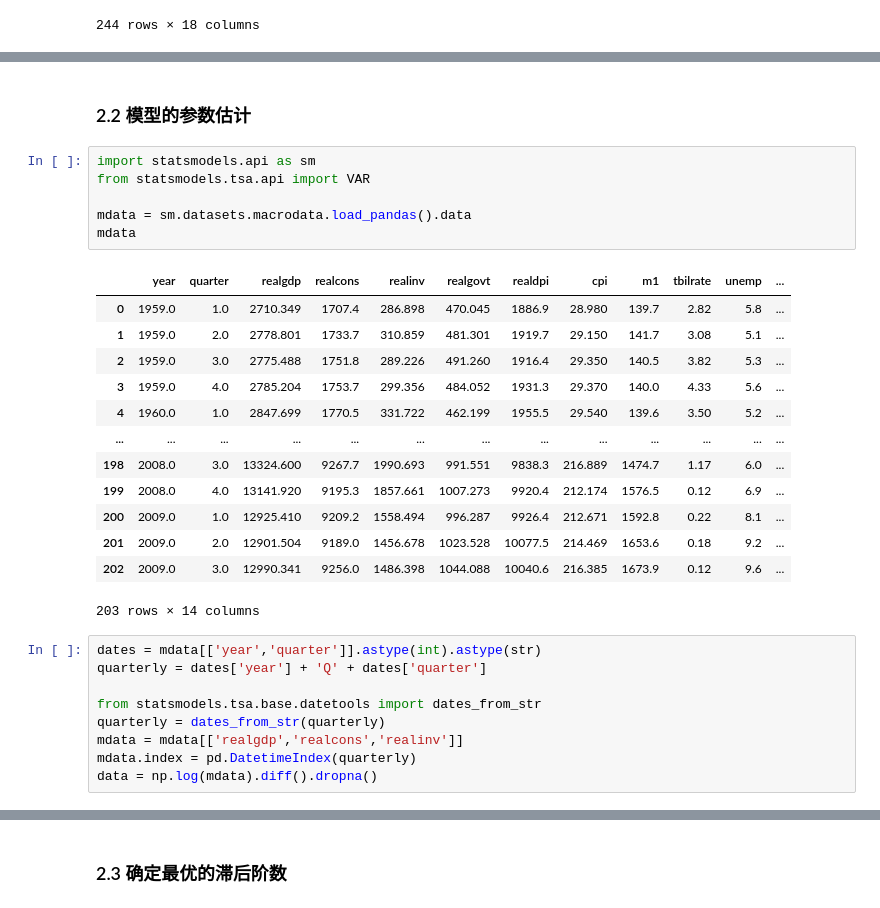
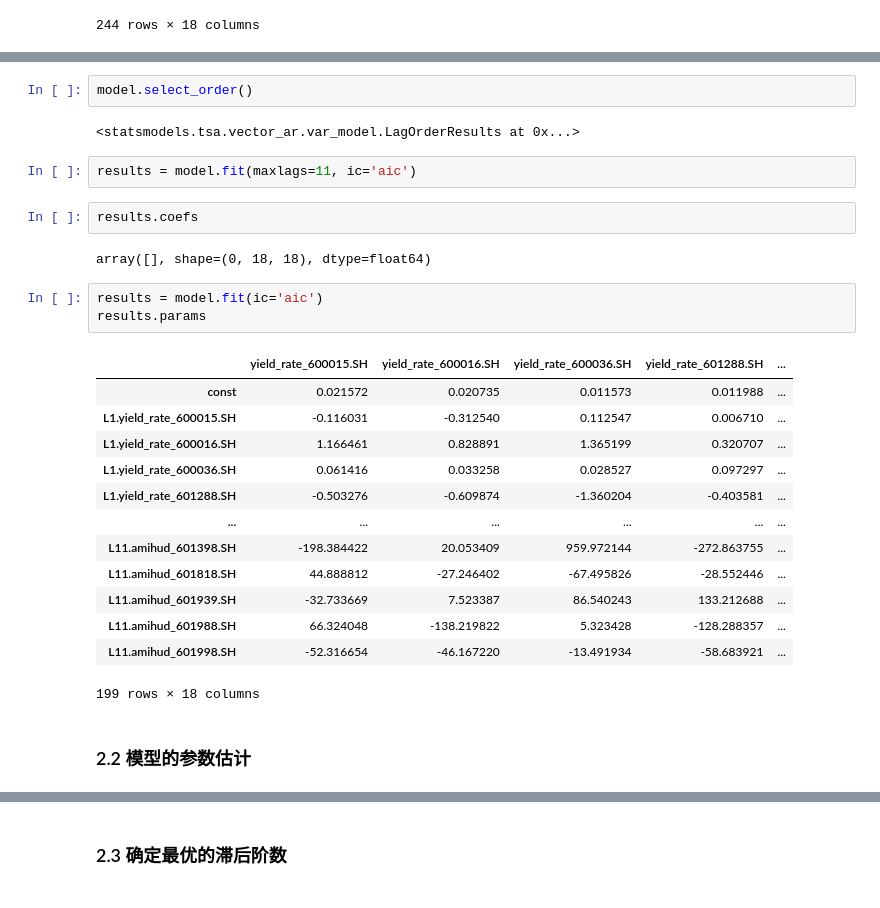
Before and after one commit to jyyskywalker/liquidity, a Jupyter notebook: test_1.ipynb, the cells around one changed output, grey strips where cells are left out. Drawn from its saved outputs; the diff is of its cells as text.

```diff
--- a/test_1.ipynb
+++ b/test_1.ipynb
@@ -283,31 +262,29 @@ matrix([[0., 0., 0., 0., 0., 0., 0., 0., 0., 0., 0.],
+# %%
+model.select_order()
+# %% [output]
+<statsmodels.tsa.vector_ar.var_model.LagOrderResults at 0x...>
+# %%
+results = model.fit(maxlags=11, ic='aic')
+# %%
+results.coefs
+# %% [output]
+array([], shape=(0, 18, 18), dtype=float64)
+# %%
+results = model.fit(ic='aic')
+results.params
+# %% [output]
+|  | yield_rate_600015.SH | yield_rate_600016.SH | yield_rate_600036.SH | yield_rate_601288.SH | ... |
+| const | 0.021572 | 0.020735 | 0.011573 | 0.011988 | ... |
+| L1.yield_rate_600015.SH | -0.116031 | -0.312540 | 0.112547 | 0.006710 | ... |
+| L1.yield_rate_600016.SH | 1.166461 | 0.828891 | 1.365199 | 0.320707 | ... |
+| L1.yield_rate_600036.SH | 0.061416 | 0.033258 | 0.028527 | 0.097297 | ... |
+| L1.yield_rate_601288.SH | -0.503276 | -0.609874 | -1.360204 | -0.403581 | ... |
+| ... | ... | ... | ... | ... | ... |
+| L11.amihud_601398.SH | -198.384422 | 20.053409 | 959.972144 | -272.863755 | ... |
+| L11.amihud_601818.SH | 44.888812 | -27.246402 | -67.495826 | -28.552446 | ... |
+| L11.amihud_601939.SH | -32.733669 | 7.523387 | 86.540243 | 133.212688 | ... |
+| L11.amihud_601988.SH | 66.324048 | -138.219822 | 5.323428 | -128.288357 | ... |
+| L11.amihud_601998.SH | -52.316654 | -46.167220 | -13.491934 | -58.683921 | ... |
+199 rows × 18 columns
 # %% [markdown]
 ### 2.2 模型的参数估计
-# %%
-import statsmodels.api as sm
-from statsmodels.tsa.api import VAR
-
-mdata = sm.datasets.macrodata.load_pandas().data
-mdata
-# %% [output]
-|  | year | quarter | realgdp | realcons | realinv | realgovt | realdpi | cpi | m1 | tbilrate | unemp | ... |
-| 0 | 1959.0 | 1.0 | 2710.349 | 1707.4 | 286.898 | 470.045 | 1886.9 | 28.980 | 139.7 | 2.82 | 5.8 | ... |
-| 1 | 1959.0 | 2.0 | 2778.801 | 1733.7 | 310.859 | 481.301 | 1919.7 | 29.150 | 141.7 | 3.08 | 5.1 | ... |
-| 2 | 1959.0 | 3.0 | 2775.488 | 1751.8 | 289.226 | 491.260 | 1916.4 | 29.350 | 140.5 | 3.82 | 5.3 | ... |
-| 3 | 1959.0 | 4.0 | 2785.204 | 1753.7 | 299.356 | 484.052 | 1931.3 | 29.370 | 140.0 | 4.33 | 5.6 | ... |
-| 4 | 1960.0 | 1.0 | 2847.699 | 1770.5 | 331.722 | 462.199 | 1955.5 | 29.540 | 139.6 | 3.50 | 5.2 | ... |
-| ... | ... | ... | ... | ... | ... | ... | ... | ... | ... | ... | ... | ... |
-| 198 | 2008.0 | 3.0 | 13324.600 | 9267.7 | 1990.693 | 991.551 | 9838.3 | 216.889 | 1474.7 | 1.17 | 6.0 | ... |
-| 199 | 2008.0 | 4.0 | 13141.920 | 9195.3 | 1857.661 | 1007.273 | 9920.4 | 212.174 | 1576.5 | 0.12 | 6.9 | ... |
-| 200 | 2009.0 | 1.0 | 12925.410 | 9209.2 | 1558.494 | 996.287 | 9926.4 | 212.671 | 1592.8 | 0.22 | 8.1 | ... |
-| 201 | 2009.0 | 2.0 | 12901.504 | 9189.0 | 1456.678 | 1023.528 | 10077.5 | 214.469 | 1653.6 | 0.18 | 9.2 | ... |
-| 202 | 2009.0 | 3.0 | 12990.341 | 9256.0 | 1486.398 | 1044.088 | 10040.6 | 216.385 | 1673.9 | 0.12 | 9.6 | ... |
-203 rows × 14 columns
-# %%
-dates = mdata[['year','quarter']].astype(int).astype(str)
-quarterly = dates['year'] + 'Q' + dates['quarter']
-
-from statsmodels.tsa.base.datetools import dates_from_str
-quarterly = dates_from_str(quarterly)
-mdata = mdata[['realgdp','realcons','realinv']]
-mdata.index = pd.DatetimeIndex(quarterly)
-data = np.log(mdata).diff().dropna()
```
Also changed, not shown: parts of 28 cells of this notebook, 13 other files.
